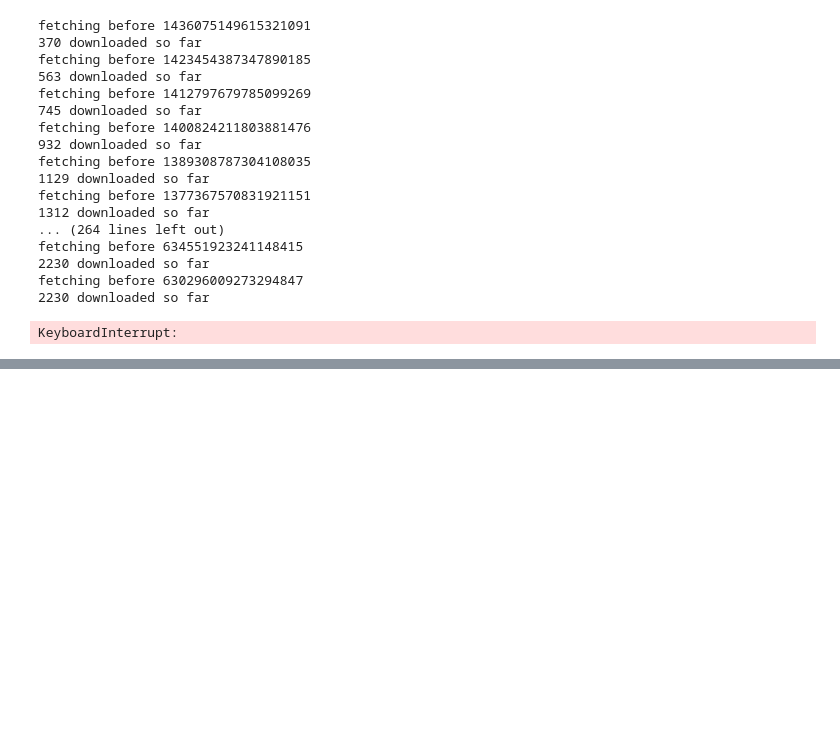
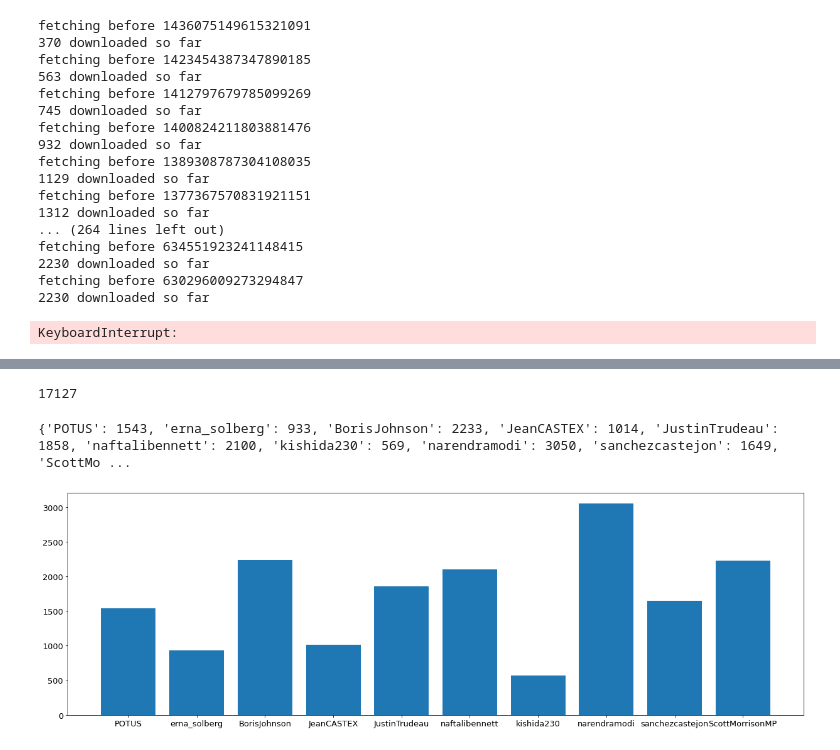
Before and after one commit to myresd/szakdolgozat, a Jupyter notebook: szakdoga_code.ipynb, the cells around one changed output, grey strips where cells are left out. Saved outputs shown, nothing was run; the diff lists cells and outputs as text; code cells hidden in the pictures; blank space fills up the shorter version.

```diff
--- a/szakdoga_code.ipynb
+++ b/szakdoga_code.ipynb
@@ -203,0 +335,5 @@ KeyboardInterrupt:
+# %%
+df.head(50)
+df.shape[0]
+# %% [output]
+17127
@@ -203,0 +342,21 @@ KeyboardInterrupt:
+# %%
+def get_count_by_profile(profiles):
+    res = dict.fromkeys(profiles, 0)
+    for profile in profiles:
+        count = 0
+        profdf = pd.read_csv(f'translated_tweets/translated_{profile}.csv')
+        count = profdf.shape[0]
+        res[profile] = count
+    return res
+# %%
+toplot = get_count_by_profile(world_leaders)
+print(toplot)
+plt.bar(range(len(toplot)), list(toplot.values()), align='center')
+plt.xticks(range(len(toplot)), list(toplot.keys()))
+plt.rcParams["figure.figsize"] = (21,6.5)
+plt.rcParams["font.size"] = 13
+plt.savefig('images/tweetsByProfile.png', bbox_inches='tight')
+plt.show()
+# %% [output]
+{'POTUS': 1543, 'erna_solberg': 933, 'BorisJohnson': 2233, 'JeanCASTEX': 1014, 'JustinTrudeau': 1858, 'naftalibennett': 2100, 'kishida230': 569, 'narendramodi': 3050, 'sanchezcastejon': 1649, 'ScottMo ...
+[figure, added]
```
Also changed, not shown: parts of 31 cells of this notebook, 33 other files.
